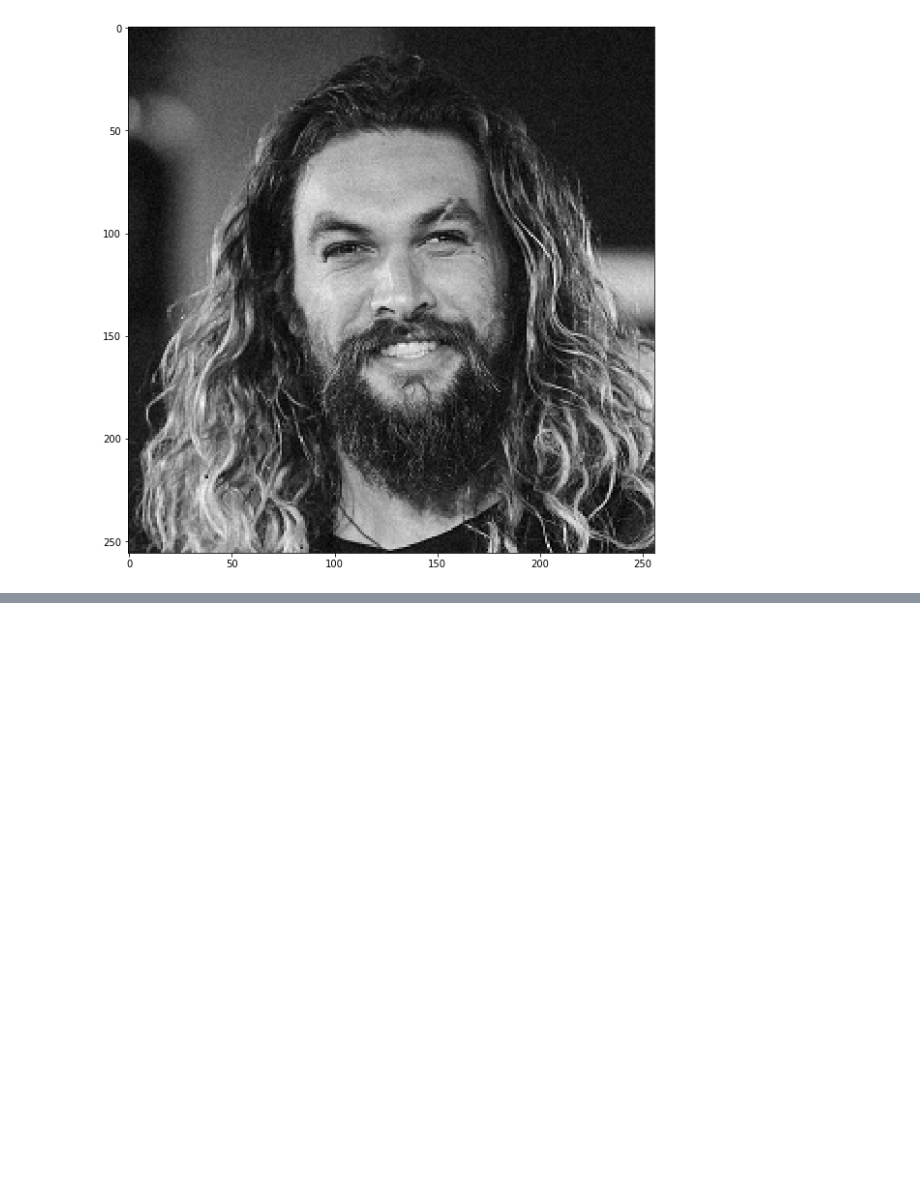
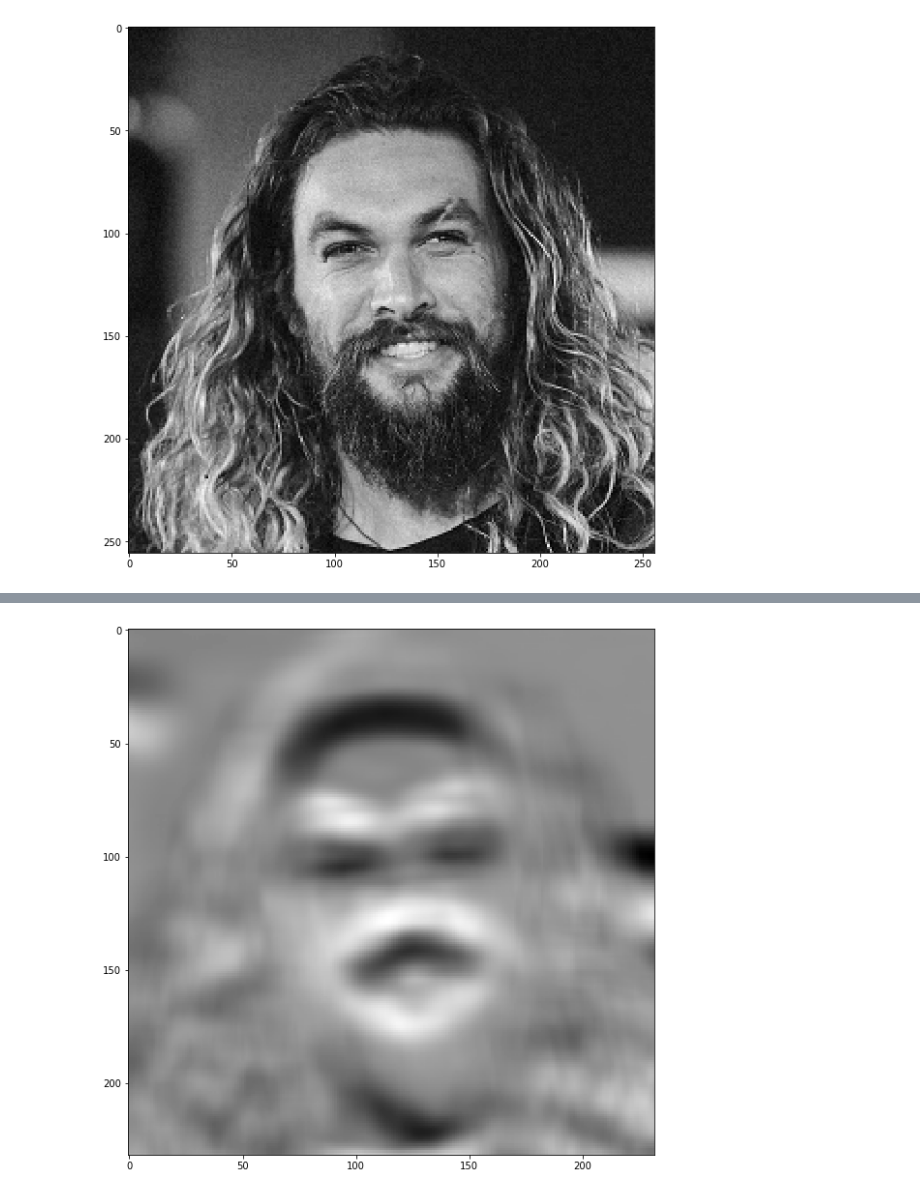
Before and after one commit to BU-IE-582/fall19-omarburk, a Jupyter notebook: IE582_HW2.ipynb, the cells around one changed output, grey strips where cells are left out. Saved outputs shown, nothing was run; the diff lists cells and outputs as text; code cells hidden in the pictures; blank space fills up the shorter version.

```diff
--- a/IE582_HW2.ipynb
+++ b/IE582_HW2.ipynb
@@ -186,0 +183,20 @@ ValueError: Found array with dim 3. StandardScaler expected <= 2.
+# %%
+pca = PCA(n_components=3)
+x_pca = pca.fit_transform(df_gray_pca)
+# %%
+x_tran = x_pca.copy()
+x_tran[:,0] = 0
+x_tran[:,1] = 0
+# %%
+filtered = pca.inverse_transform(x_tran)
+# %%
+gray_pca_tran = np.zeros((232,232))
+for i in range(232):
+    for j in range(232):
+        gray_pca_tran[i,j] = filtered[i*232+j,:].mean()
+# %%
+plt.figure( figsize = (10,10))
+plt.imshow(gray_pca_tran, cmap = plt.get_cmap(name = 'gray'))
+plt.show()
+# %% [output]
+[figure, added]
```
Also changed, not shown: parts of 12 cells of this notebook.
